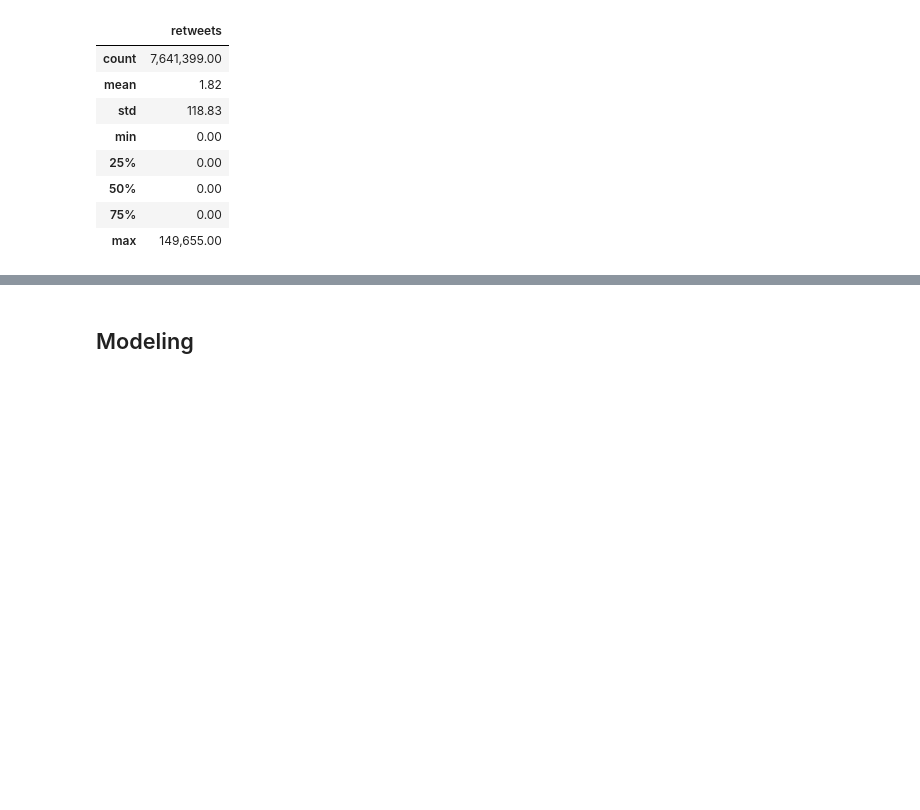
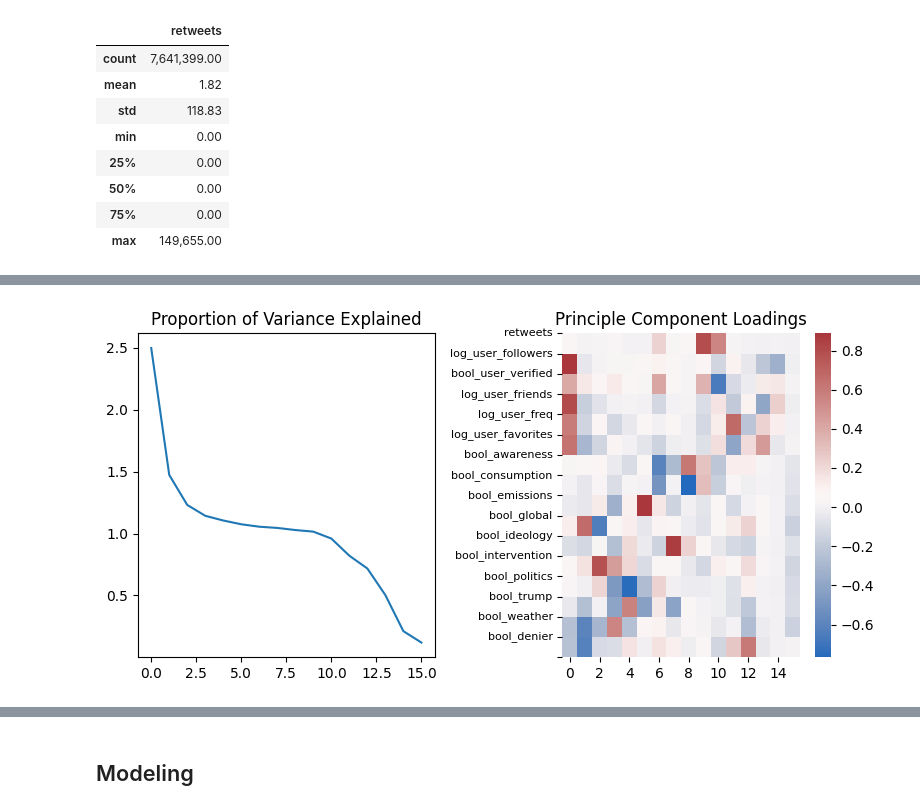
Before and after one commit to matthewbbone/twitterChambers, a Jupyter notebook: statsSummative/TweetEDA.ipynb, the cells around one changed output, grey strips where cells are left out. Cells and saved outputs as stored; diff of their text form; code cells hidden in the pictures; blank space fills up the shorter version.

```diff
--- a/statsSummative/TweetEDA.ipynb
+++ b/statsSummative/TweetEDA.ipynb
@@ -189,0 +256,32 @@ gini(translated_df['retweets'].sample(100000).to_numpy())
+# %%
+def pca_analysis(df):
+
+    temp_df = df.copy()
+    temp_df = temp_df.apply(lambda x: (x - x.mean()) / x.std())
+
+    pca = PCA(n_components=len(df.columns))
+    pca.fit(temp_df)
+
+    fig, axes = plt.subplots(nrows=1, ncols=2, figsize=(8, 4))
+
+    comps = np.linspace(0,len(df.columns) - 1,len(df.columns))
+    exp_var = [pca.explained_variance_[int(comp)] for comp in comps]
+    axes[0].plot(comps, exp_var)
+    axes[0].set_title('Proportion of Variance Explained')
+
+    loadings = pd.DataFrame(pca.components_.T * np.sqrt(pca.explained_variance_))
+    loadings.index = df.columns
+
+    sb.heatmap(loadings, ax=axes[1], cmap=sb.color_palette("vlag", as_cmap=True))
+    axes[1].set_title('Principle Component Loadings')
+    axes[1].tick_params(axis='y', which='major', labelsize=8)
+    axes[1].yaxis.set_major_locator(plt.MaxNLocator(len(df.columns)))
+    axes[1].set_yticklabels(df.columns)
+
+    plt.tight_layout()
+
+    plt.show()
+
+pca_analysis(translated_df[["retweets"] + numeric_predictors + ['bool_denier']])
+# %% [output]
+[figure, added]
```
Also changed, not shown: parts of 25 cells of this notebook.
